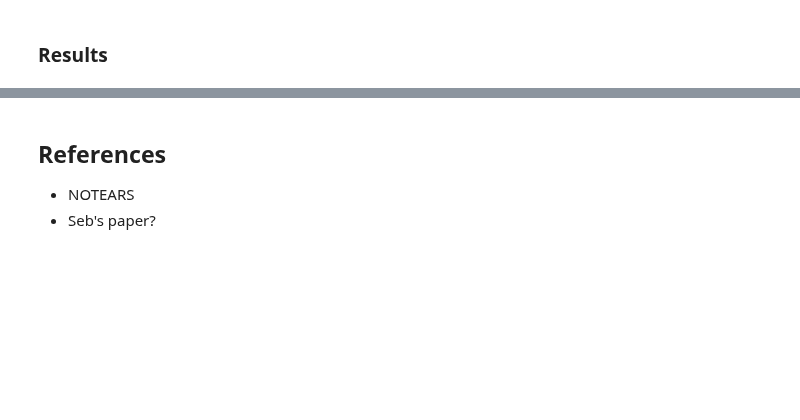
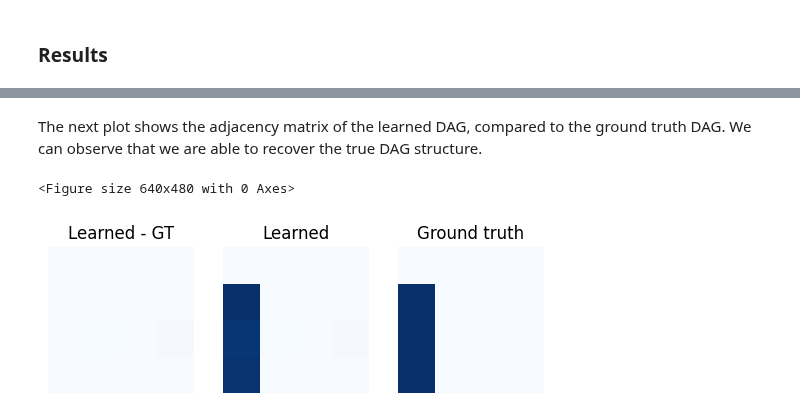
Before and after one commit to cooper-org/cooper, a Jupyter notebook: docs/source/notebooks/plot_dag_learning.ipynb, the cells around one changed output, grey strips where cells are left out. Cells and saved outputs as stored; diff of their text form; code cells hidden in the pictures; blank space fills up the shorter version.

```diff
--- a/docs/source/notebooks/plot_dag_learning.ipynb
+++ b/docs/source/notebooks/plot_dag_learning.ipynb
@@ -222,9 +248,7 @@ def plot_adjacency(adjacency, gt_adjacency):
+# %% [markdown]
+The next plot shows the adjacency matrix of the learned DAG, compared to the ground truth DAG. We can observe that we are able to recover the true DAG structure.
 # %%
-# Plot
-
-ROUND_A = torch.where(torch.sigmoid(A) < 1e-1, torch.zeros_like(A), torch.sigmoid(A))
-plot_adjacency(ROUND_A.cpu().detach().numpy(), A_TRUE.cpu().detach().numpy())
+plot_adjacency(A.cpu().detach().numpy(), A_TRUE.cpu().detach().numpy())
+# %% [output]
+<Figure size 640x480 with 0 Axes>
+[figure, added]
-# %% [markdown]
-## References
-- NOTEARS
-- Seb's paper?
```
Also changed, not shown: parts of 13 cells of this notebook, 1 other file.
